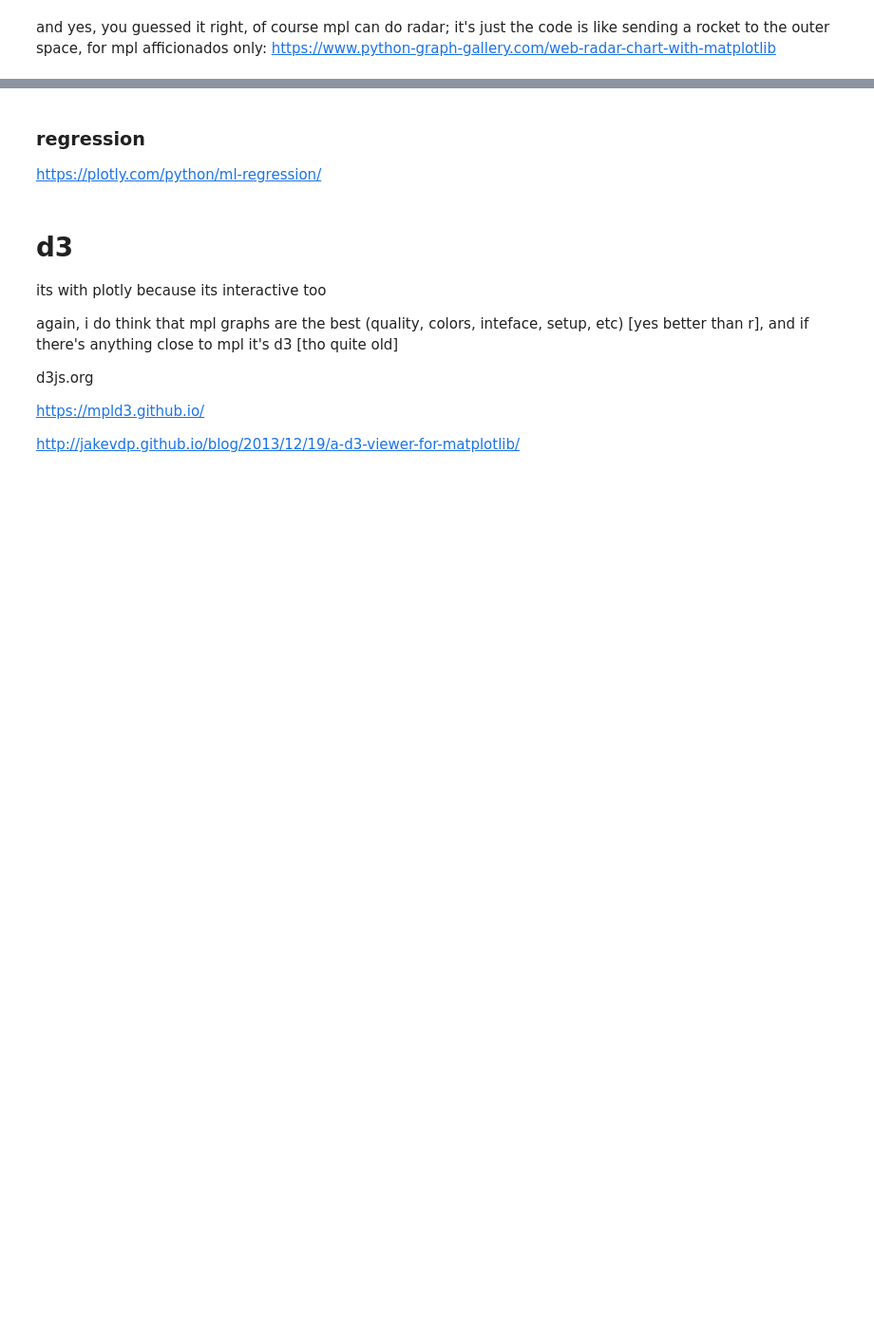
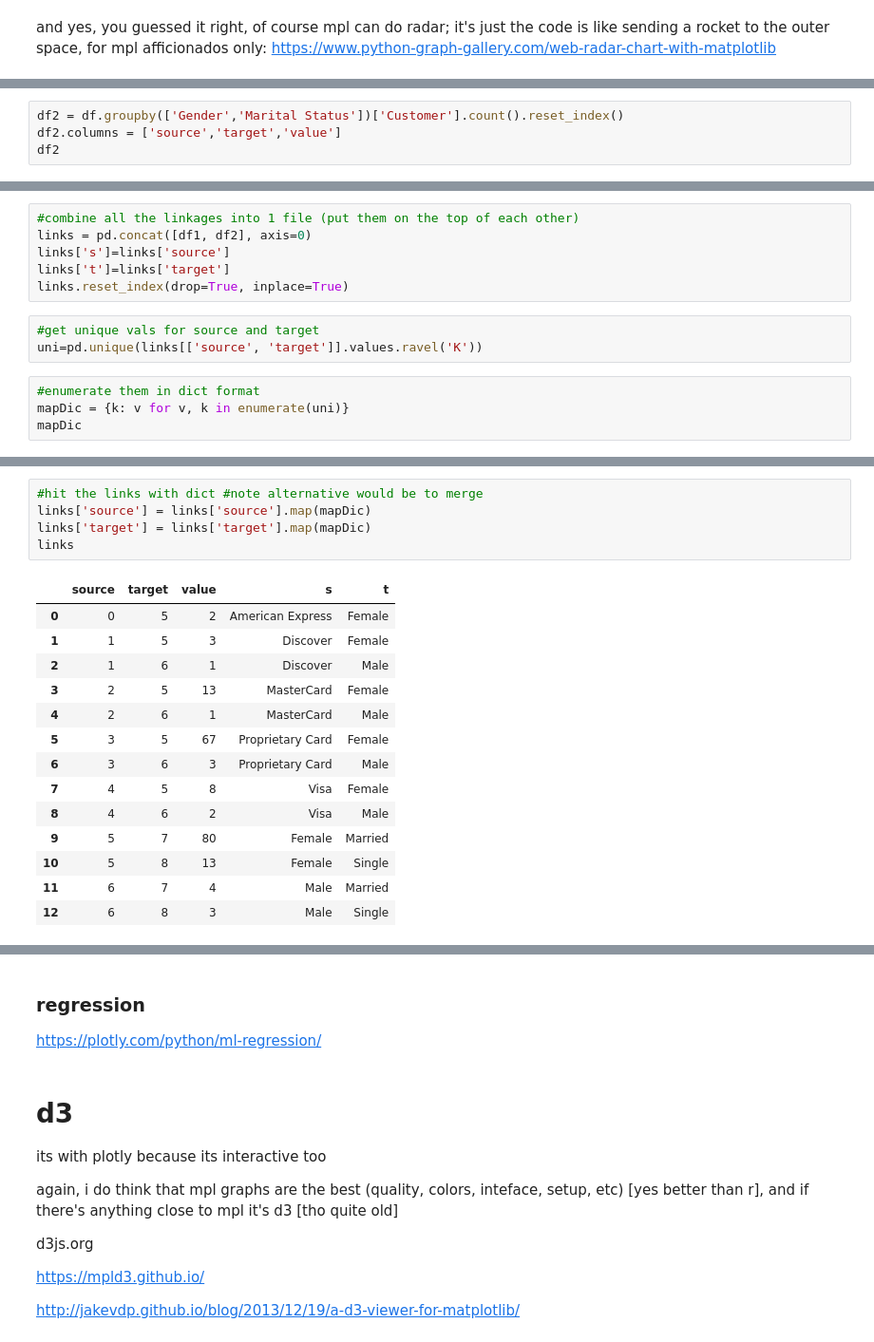
Before and after one commit to theaok/vis, a Jupyter notebook: plotly.ipynb, the cells around one changed output, grey strips where cells are left out. Shown at 95% size. Cells and saved outputs as stored; diff of their text form; blank space fills up the shorter version.

```diff
--- a/plotly.ipynb
+++ b/plotly.ipynb
@@ -102,0 +182,4 @@ https://www.python-graph-gallery.com/web-radar-chart-with-matplotlib
+# %%
+df2 = df.groupby(['Gender','Marital Status'])['Customer'].count().reset_index()
+df2.columns = ['source','target','value']
+df2
@@ -102,0 +192,13 @@ https://www.python-graph-gallery.com/web-radar-chart-with-matplotlib
+# %%
+#combine all the linkages into 1 file (put them on the top of each other)
+links = pd.concat([df1, df2], axis=0)
+links['s']=links['source']
+links['t']=links['target']
+links.reset_index(drop=True, inplace=True)
+# %%
+#get unique vals for source and target
+uni=pd.unique(links[['source', 'target']].values.ravel('K'))
+# %%
+#enumerate them in dict format
+mapDic = {k: v for v, k in enumerate(uni)}
+mapDic
@@ -102,0 +215,20 @@ https://www.python-graph-gallery.com/web-radar-chart-with-matplotlib
+# %%
+#hit the links with dict #note alternative would be to merge
+links['source'] = links['source'].map(mapDic)
+links['target'] = links['target'].map(mapDic)
+links
+# %% [output]
+|  | source | target | value | s | t |
+| 0 | 0 | 5 | 2 | American Express | Female |
+| 1 | 1 | 5 | 3 | Discover | Female |
+| 2 | 1 | 6 | 1 | Discover | Male |
+| 3 | 2 | 5 | 13 | MasterCard | Female |
+| 4 | 2 | 6 | 1 | MasterCard | Male |
+| 5 | 3 | 5 | 67 | Proprietary Card | Female |
+| 6 | 3 | 6 | 3 | Proprietary Card | Male |
+| 7 | 4 | 5 | 8 | Visa | Female |
+| 8 | 4 | 6 | 2 | Visa | Male |
+| 9 | 5 | 7 | 80 | Female | Married |
+| 10 | 5 | 8 | 13 | Female | Single |
+| 11 | 6 | 7 | 4 | Male | Married |
+| 12 | 6 | 8 | 3 | Male | Single |
```
Also changed, not shown: parts of 9 cells of this notebook.
